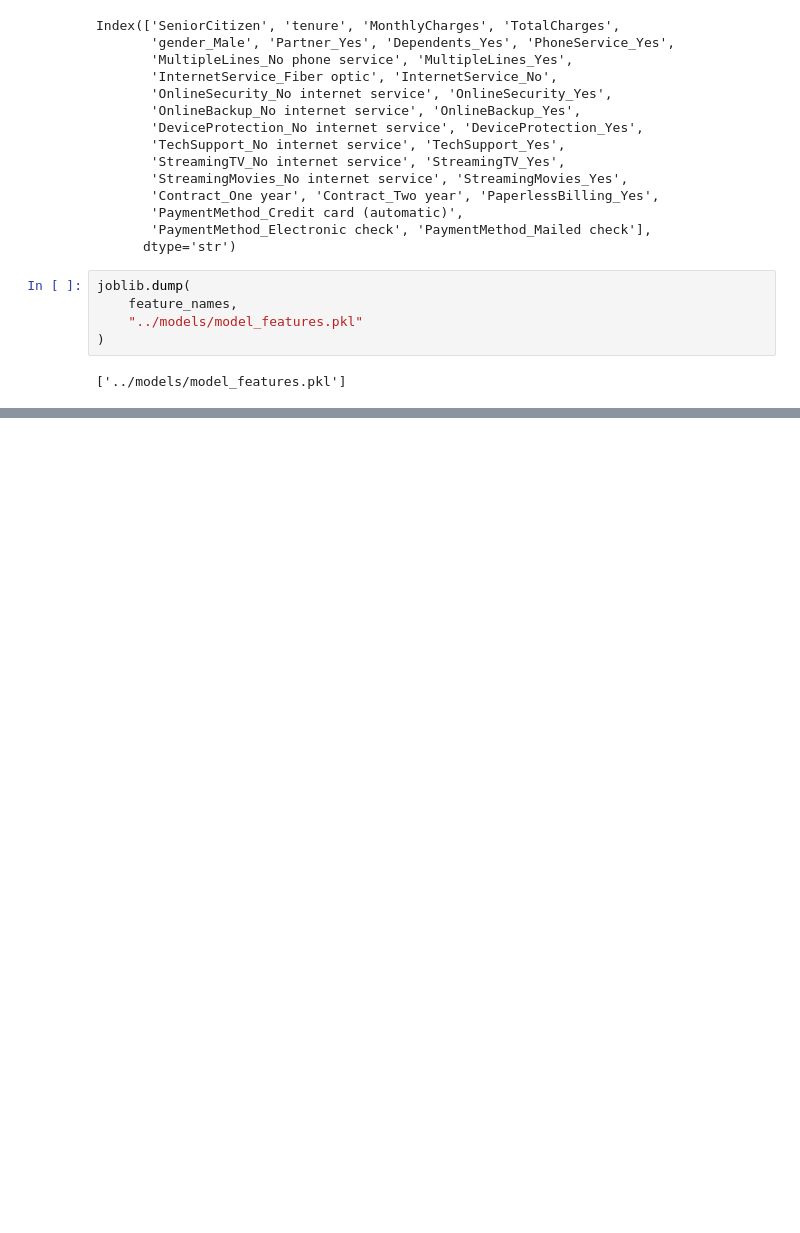
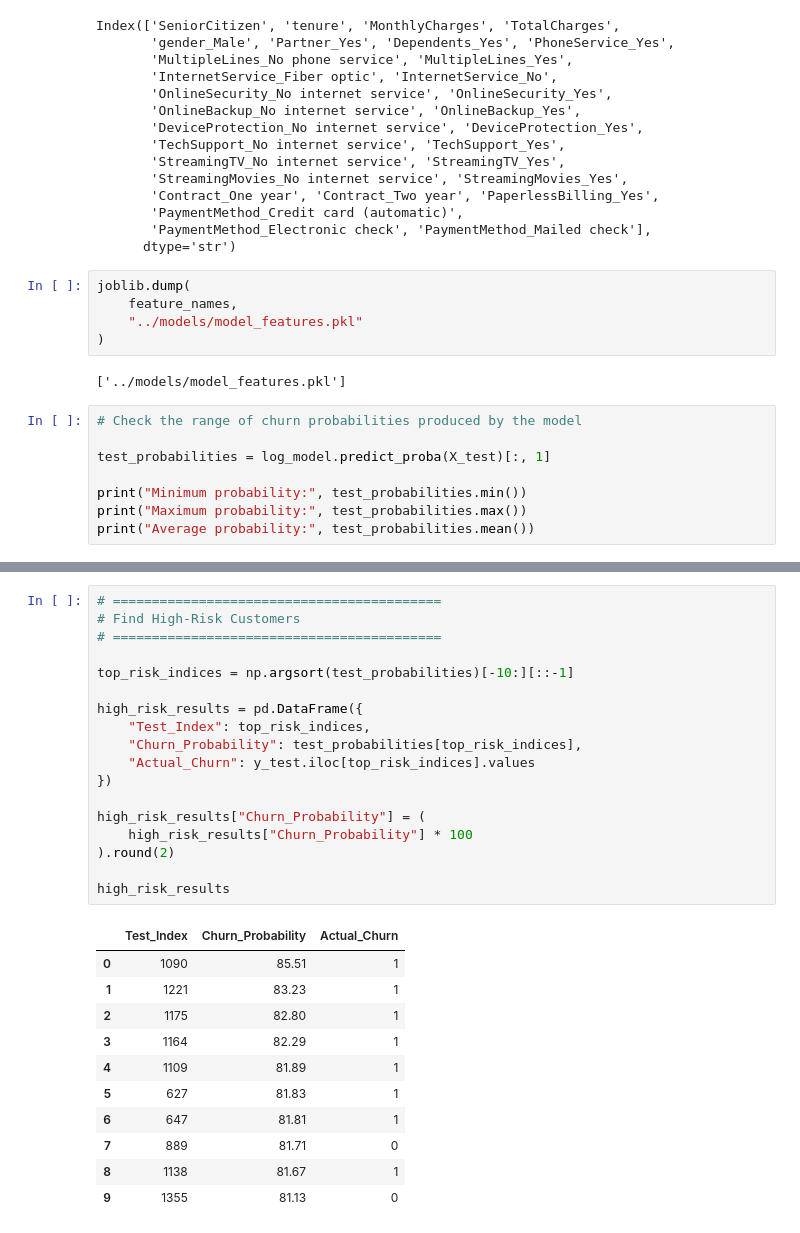
Before and after one commit to Al-maqdis/telecom-churn-prediction, a Jupyter notebook: notebooks/03_data_preprocessing.ipynb, the cells around one changed output, grey strips where cells are left out. Cells and saved outputs as stored; diff of their text form; blank space fills up the shorter version.

```diff
--- a/notebooks/03_data_preprocessing.ipynb
+++ b/notebooks/03_data_preprocessing.ipynb
@@ -1772,3 +1775,11 @@ joblib.dump(
 )
 # %% [output]
 ['../models/model_features.pkl']
+# %%
+# Check the range of churn probabilities produced by the model
+
+test_probabilities = log_model.predict_proba(X_test)[:, 1]
+
+print("Minimum probability:", test_probabilities.min())
+print("Maximum probability:", test_probabilities.max())
+print("Average probability:", test_probabilities.mean())
@@ -1774,0 +1800,30 @@ joblib.dump(
+# %%
+# ==========================================
+# Find High-Risk Customers
+# ==========================================
+
+top_risk_indices = np.argsort(test_probabilities)[-10:][::-1]
+
+high_risk_results = pd.DataFrame({
+    "Test_Index": top_risk_indices,
+    "Churn_Probability": test_probabilities[top_risk_indices],
+    "Actual_Churn": y_test.iloc[top_risk_indices].values
+})
+
+high_risk_results["Churn_Probability"] = (
+    high_risk_results["Churn_Probability"] * 100
+).round(2)
+
+high_risk_results
+# %% [output]
+|  | Test_Index | Churn_Probability | Actual_Churn |
+| 0 | 1090 | 85.51 | 1 |
+| 1 | 1221 | 83.23 | 1 |
+| 2 | 1175 | 82.80 | 1 |
+| 3 | 1164 | 82.29 | 1 |
+| 4 | 1109 | 81.89 | 1 |
+| 5 | 627 | 81.83 | 1 |
+| 6 | 647 | 81.81 | 1 |
+| 7 | 889 | 81.71 | 0 |
+| 8 | 1138 | 81.67 | 1 |
+| 9 | 1355 | 81.13 | 0 |
```
Also changed, not shown: parts of 3 cells of this notebook, 1 other file.
